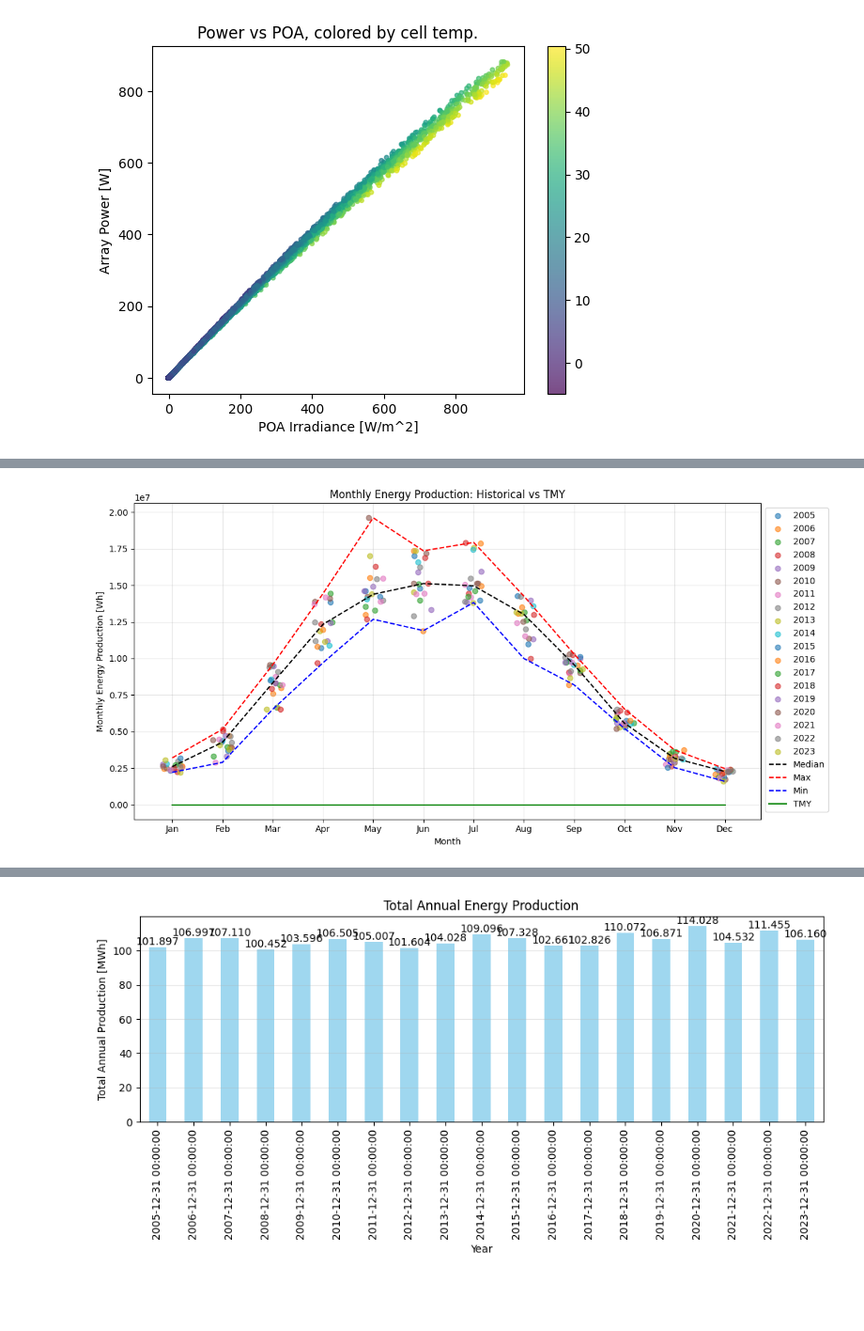
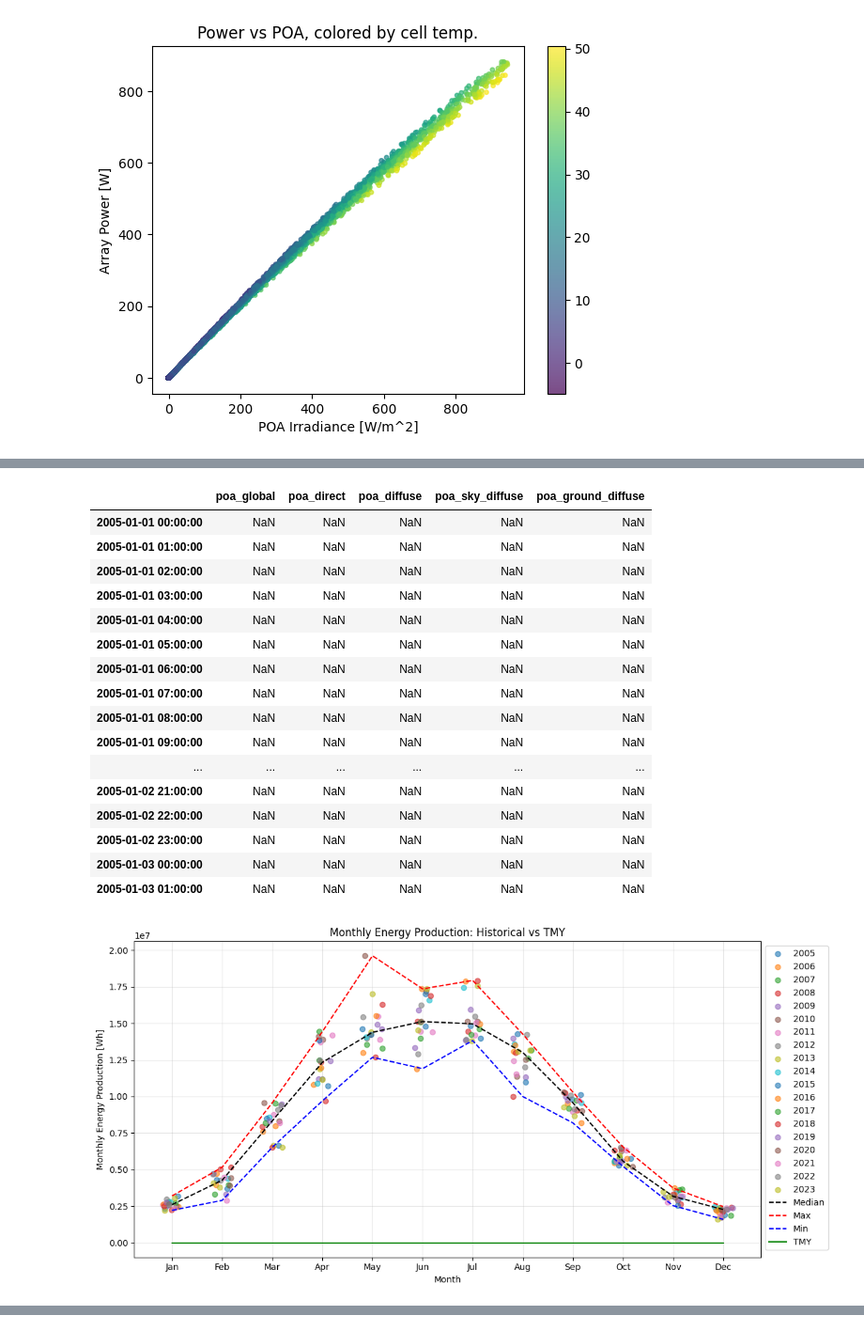
Before and after one commit to josephbenjamin/solar-model, a Jupyter notebook: solar-modelling.ipynb, the cells around one changed output, grey strips where cells are left out. Shown at 94% size. Saved outputs shown, nothing was run; the diff lists cells and outputs as text; code cells hidden in the pictures; blank space fills up the shorter version.

```diff
--- a/solar-modelling.ipynb
+++ b/solar-modelling.ipynb
@@ -12,5 +12,4 @@ import numpy as np
 # Open weather data from an epw file
 # Downloaded from https://re.jrc.ec.europa.eu/pvg_tools/en/
 # See user manual at https://joint-research-centre.ec.europa.eu/photovoltaic-geographical-information-system-pvgis/getting-started-pvgis/pvgis-user-manual_en
-df_tmy, metadata = pvlib.iotools.read_epw('data/tmy_51.483_-1.714_2005_2023.epw')
-metadata
+df_tmy = pd.read_csv('data/PVGIS_tmy_data.csv', index_col=0, parse_dates=True)
@@ -28,10 +16,12 @@ metadata
 # %%
-# the data contains a row for every hour of the year the index currently shows with true year the data was recorded
+# the TMY data contains a row for every hour of the year the index currently shows with true year the data was recorded
 # this is because the TMY takes the [median?] of the data since 2005 to 2023
-# to ease data visualisation I will overried the index year value to a dummy of 2024
-df_tmy.index = df_tmy.index.map(lambda x: x.replace(year=2024))
-df_tmy.index = df_tmy.index + pd.Timedelta(hours=1)
-
+# to ease data visualisation I will override the index year value to a dummy of 2024
+# df_tmy.index = df_tmy.index.map(lambda x: x.replace(year=2024))
+# df_tmy.index = df_tmy.index + pd.Timedelta(hours=1)
 # df = df.loc['2024-05-10':'2024-05-20']
-df_tmy.head(20)
+display(df_tmy.head(20))
+display(df_tmy.keys())
+print("Number of rows:", len(df_tmy))
+print("Number of columns:", len(df_tmy.columns))
 # %% [output]
@@ -141,9 +120,10 @@ df_historical.loc['2018-01-01':].head(20)
 | 2018-01-01 19:00:00 | 0.00 | 0.00 | 0.00 | 5.62 | 7.72 |
 # %%
 month = 1
-df_filtered = df_tmy[df_tmy.index.month == month][:-1]
-df_filtered.index = df_filtered.index.tz_localize(None)  # Drop the last value from the index
-df_historical_filtered = df_historical.loc[df_filtered.index][:-1]
+year = 2018
+df_filtered = df_tmy[(df_tmy.index.month == month) & (df_tmy.index.year == 2018)]
+df_filtered.index = df_filtered.index.tz_localize(None)
+df_historical_filtered = df_historical[:-1].loc[df_filtered.index]
 print(df_filtered.index)
 
 compare = 'DNI'
@@ -530,9 +581,11 @@ def plot_monthly_energy_production_with_orientation(df_historical, df_tmy, tilt_
         solar_zenith=solar_position['apparent_zenith'],
         solar_azimuth=solar_position['azimuth'],
         model='isotropic'
-    )['poa_global']
+    )
+    display(poa_tmy.head(50))
 
-    df_tmy['POA'] = poa_tmy
+    df_tmy['POA'] = poa_tmy['poa_global']
+    # display(df_tmy.describe())
     df_tmy['Cell Temperature'] = pvlib.temperature.sapm_cell(
         df_tmy['POA'], df_tmy['Temperature'], df_tmy['Wind Speed'], **parameters
     )
@@ -574,31 +627,48 @@ def plot_monthly_energy_production_with_orientation(df_historical, df_tmy, tilt_
 
 # Example usage:
 # Plot monthly energy production with orientation
 plot_monthly_energy_production_with_orientation(df_historical, df_tmy, tilt_angle=15, kWp=100000,)
 
 # Calculate total annual production for each year in historical data
 annual_historical = df_historical['Production'].resample('Y').sum()
 
 # Plot total annual production
 plt.figure(figsize=(10, 5))
 bars = annual_historical_mwh.plot(kind='bar', color='skyblue', alpha=0.8)
 
 # Add data labels on each bar
 for bar in bars.patches:
     plt.text(
         bar.get_x() + bar.get_width() / 2,
         bar.get_height(),
         f'{bar.get_height():.3f}',
         ha='center',
         va='bottom',
         fontsize=10
     )
 
 plt.xlabel('Year')
 plt.ylabel('Total Annual Production [MWh]')
 plt.title('Total Annual Energy Production')
 plt.grid(axis='y', alpha=0.3)
 plt.tight_layout()
 plt.show()
 # %% [output]
+|  | poa_global | poa_direct | poa_diffuse | poa_sky_diffuse | poa_ground_diffuse |
+| 2005-01-01 00:00:00 | NaN | NaN | NaN | NaN | NaN |
+| 2005-01-01 01:00:00 | NaN | NaN | NaN | NaN | NaN |
+| 2005-01-01 02:00:00 | NaN | NaN | NaN | NaN | NaN |
+| 2005-01-01 03:00:00 | NaN | NaN | NaN | NaN | NaN |
+| 2005-01-01 04:00:00 | NaN | NaN | NaN | NaN | NaN |
+| 2005-01-01 05:00:00 | NaN | NaN | NaN | NaN | NaN |
+| 2005-01-01 06:00:00 | NaN | NaN | NaN | NaN | NaN |
+| 2005-01-01 07:00:00 | NaN | NaN | NaN | NaN | NaN |
+| 2005-01-01 08:00:00 | NaN | NaN | NaN | NaN | NaN |
+| 2005-01-01 09:00:00 | NaN | NaN | NaN | NaN | NaN |
+| ... | ... | ... | ... | ... | ... |
+| 2005-01-02 21:00:00 | NaN | NaN | NaN | NaN | NaN |
+| 2005-01-02 22:00:00 | NaN | NaN | NaN | NaN | NaN |
+| 2005-01-02 23:00:00 | NaN | NaN | NaN | NaN | NaN |
+| 2005-01-03 00:00:00 | NaN | NaN | NaN | NaN | NaN |
+| 2005-01-03 01:00:00 | NaN | NaN | NaN | NaN | NaN |
-[figure, old version]
+[figure, new version]
@@ -606 +675,0 @@ plt.show()
-[figure, removed]
```
Also changed, not shown: parts of 12 cells of this notebook, 3 other files.
